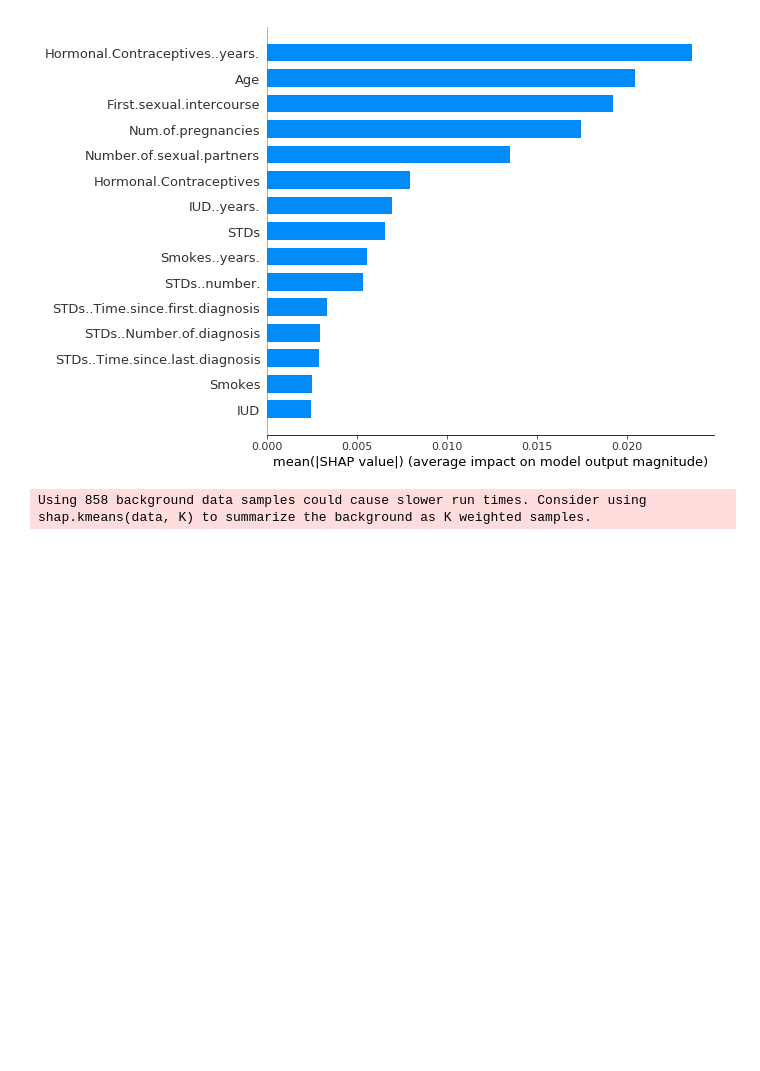
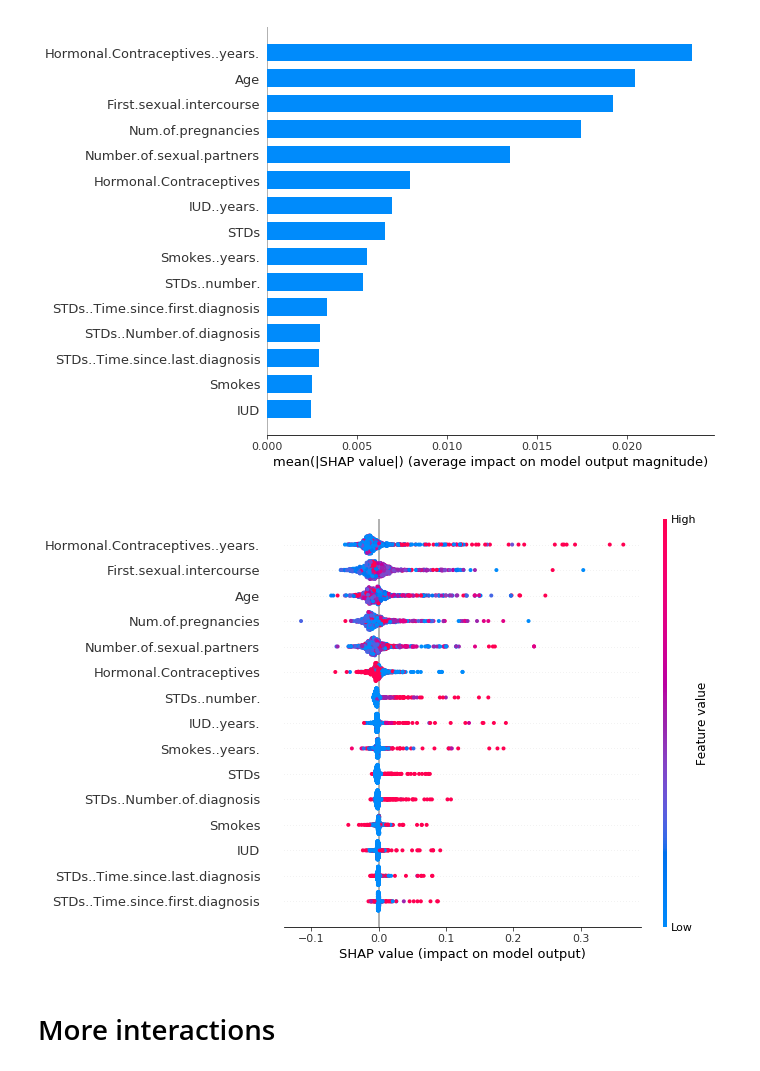
Before and after one commit to christophM/interpretable-ml-book, a Jupyter notebook: scripts/shap/shap-notebook.ipynb, the cells around one changed output. Saved outputs shown, nothing was run; the diff lists cells and outputs as text; code cells hidden in the pictures; blank space fills up the shorter version.

```diff
--- a/scripts/shap/shap-notebook.ipynb
+++ b/scripts/shap/shap-notebook.ipynb
@@ -68,3 +92,7 @@ shap.force_plot(explainer.expected_value[1], shap_values[1], X)
 shap.summary_plot(shap_values[1], X, plot_type = "bar")
 # %% [output]
 [figure]
+# %%
+shap.summary_plot(shap_values[1], X)
+# %% [output]
+[figure, added]
@@ -71,6 +101,4 @@ shap.summary_plot(shap_values[1], X, plot_type = "bar")
+# %% [markdown]
+# More interactions
 # %%
 shap_ia = explainer.shap_interaction_values(X, y)
-# %%
-explainer = shap.KernelExplainer(rf.predict, X)
-# %% [output]
-Using 858 background data samples could cause slower run times. Consider using shap.kmeans(data, K) to summarize the background as K weighted samples.
```
Also changed, not shown: parts of 24 cells of this notebook, 10 other files.
